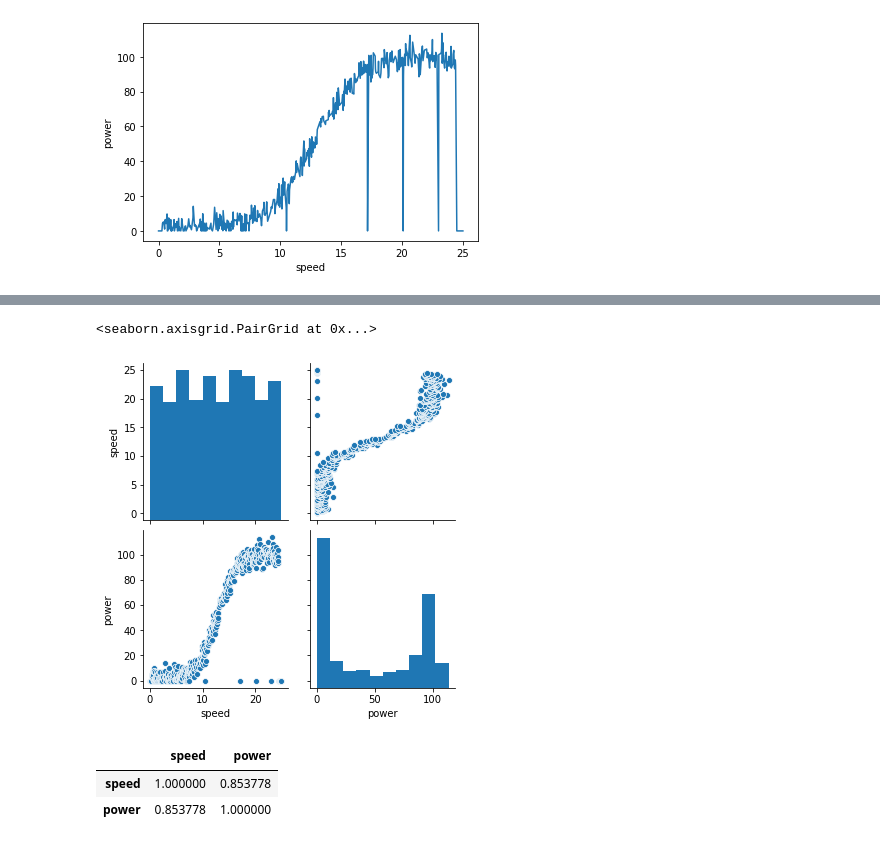
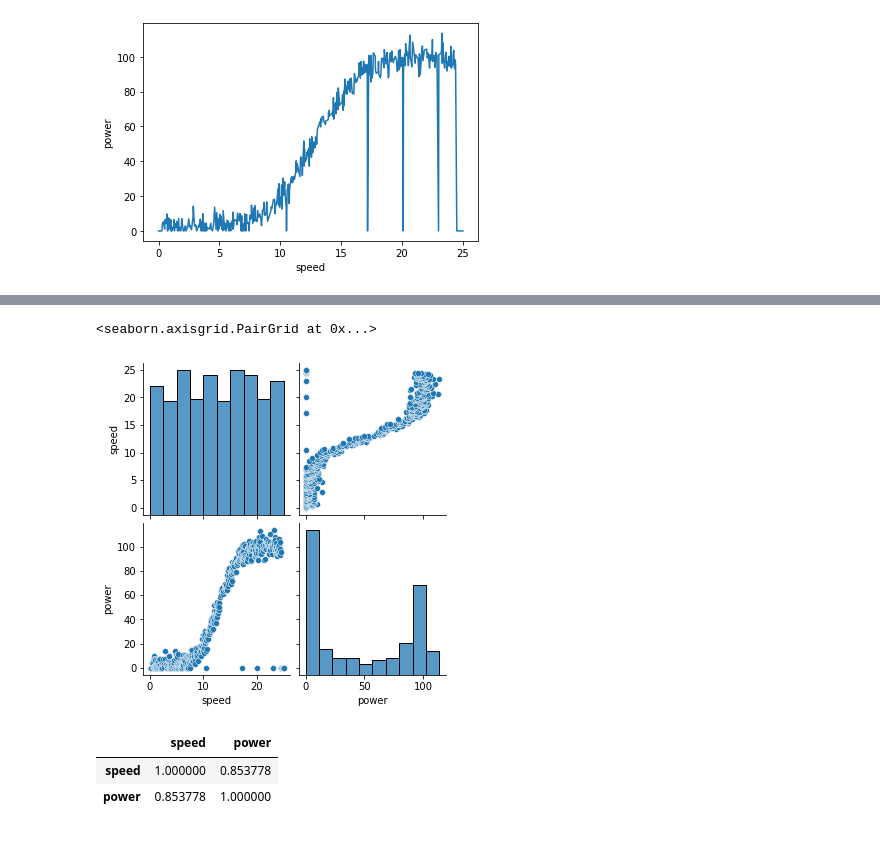
Before and after one commit to NiamhOL/Machine-Learning-and-Statistics-Project-2020, a Jupyter notebook: MLSProject2020.ipynb, the cells around one changed output, grey strips where cells are left out. Saved outputs shown, nothing was run; the diff lists cells and outputs as text; code cells hidden in the pictures.

```diff
--- a/MLSProject2020.ipynb
+++ b/MLSProject2020.ipynb
@@ -100,20 +108,3 @@ sns.lineplot(x='speed',y='power',data = df)
 plt.show()
 # %% [output]
 [figure]
-# %%
-# rc params to customize plot appearance: https://matplotlib.org/tutorials/introductory/customizing.html
-plt.rcParams['figure.figsize'] = (20, 10)
-plt.rcParams['lines.linewidth'] = 2.5
-
-#matplotlib.pyplot used to plot speed and power from the data set
-# .b calls for blue dots in the plot
-plt.plot(df['speed'], df['power'], '.b')
-# add a title to the plot
-plt.title('Visualisation of the powerproduction data set', fontsize=20)
-# add labels to the x and y axis
-plt.xlabel('Speed', fontsize=18)
-plt.ylabel('Power', fontsize=18)
-# display grid on the plot
-plt.grid()
-# show the plot
-plt.show()
@@ -122,6 +111,6 @@ plt.show()
 # %%
-sns.pairplot(df)
+sns.pairplot(ds)
 # %% [output]
 <seaborn.axisgrid.PairGrid at 0x...>
-[figure, old version]
+[figure, new version]
 # %%
```
Also changed, not shown: parts of 22 cells of this notebook.
